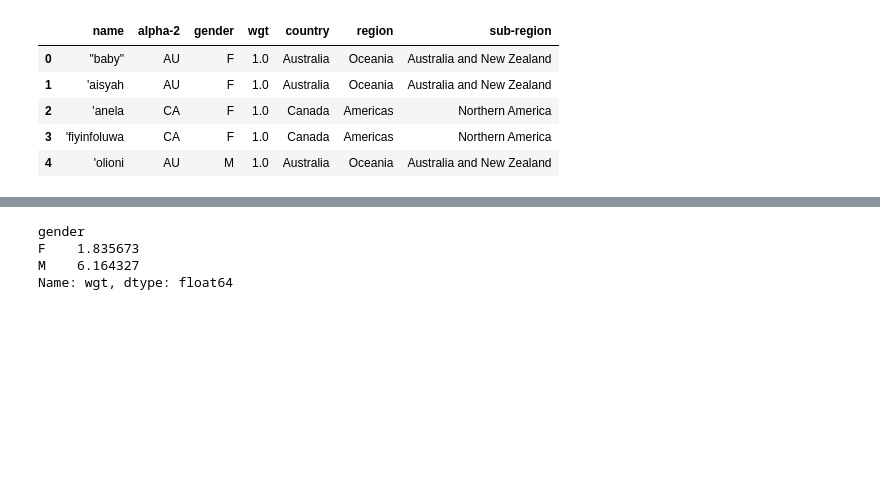
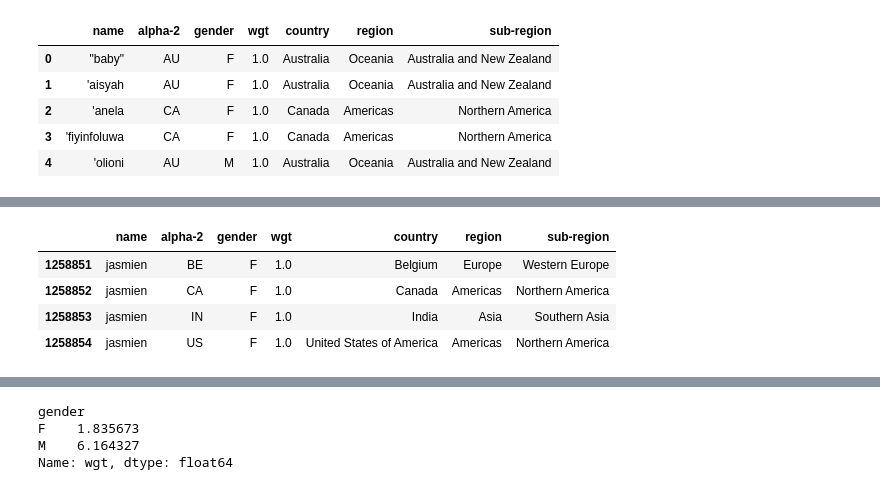
Before and after one commit to 8-pepe/gender, a Jupyter notebook: notebooks/gender-main.ipynb, the cells around one changed output, grey strips where cells are left out. Cells and saved outputs as stored; diff of their text form; code cells hidden in the pictures; blank space fills up the shorter version.

Commit message:
streamlit frontend one name

```diff
--- a/notebooks/gender-main.ipynb
+++ b/notebooks/gender-main.ipynb
@@ -235,0 +236,8 @@ Name: wgt, dtype: float64
+# %%
+data[(data["name"] == "jasmien")]
+# %% [output]
+|  | name | alpha-2 | gender | wgt | country | region | sub-region |
+| 1258851 | jasmien | BE | F | 1.0 | Belgium | Europe | Western Europe |
+| 1258852 | jasmien | CA | F | 1.0 | Canada | Americas | Northern America |
+| 1258853 | jasmien | IN | F | 1.0 | India | Asia | Southern Asia |
+| 1258854 | jasmien | US | F | 1.0 | United States of America | Americas | Northern America |
```
Also changed, not shown: parts of 36 cells of this notebook, 6 other files.
